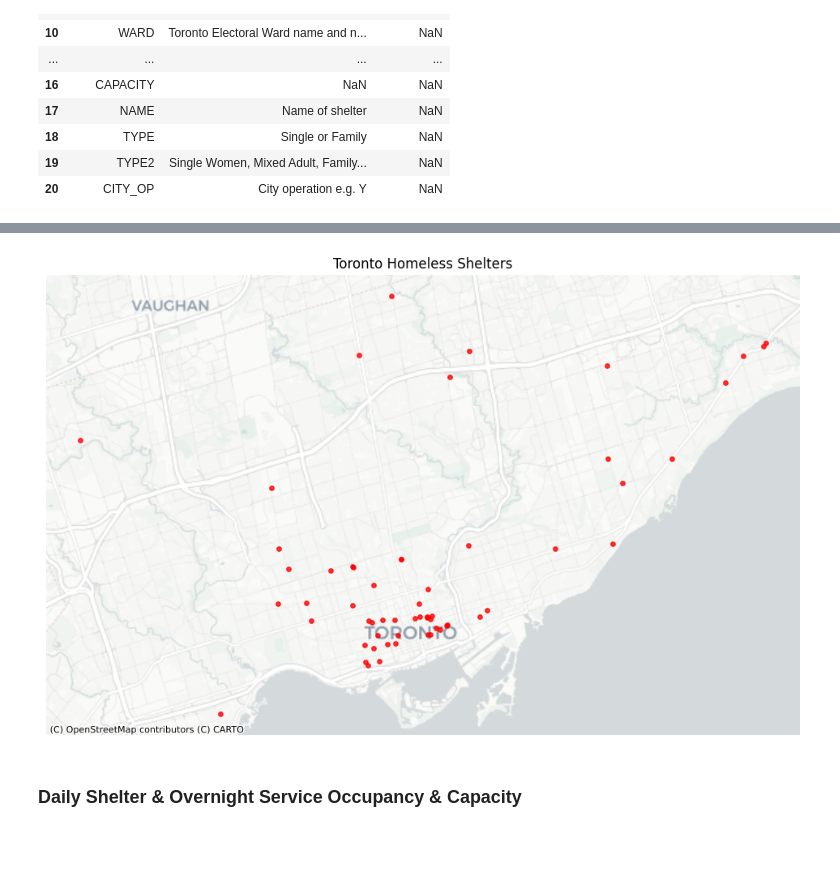
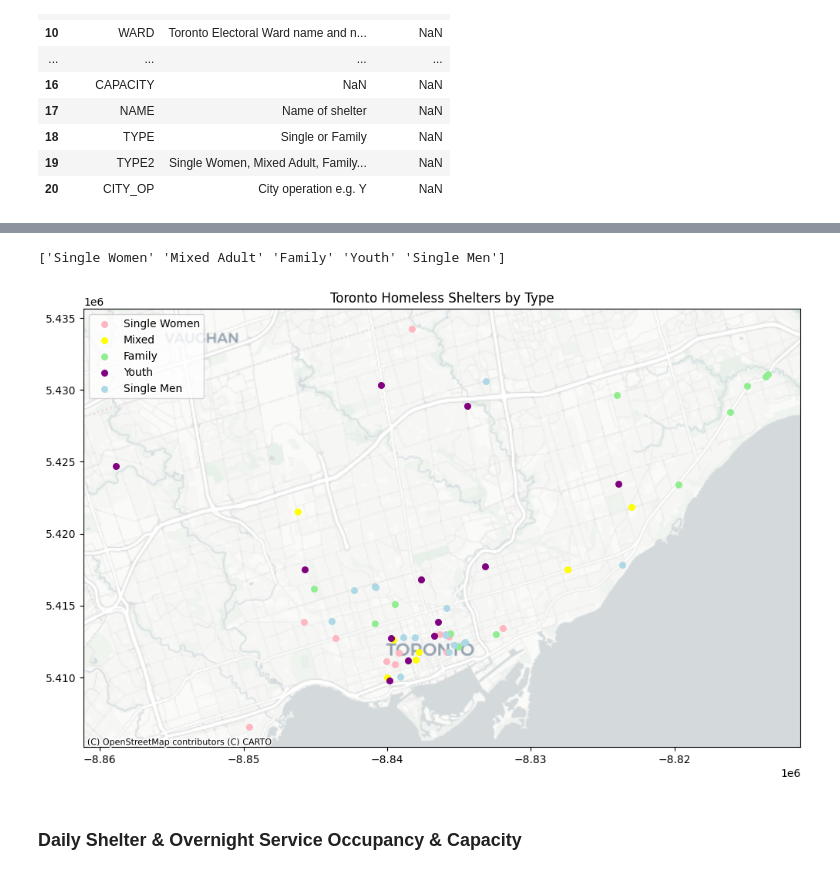
Before and after one commit to zaherarman/toronto-shelter-optimization-framework, a Jupyter notebook: notebooks/1.0-exploratory-data-analysis.ipynb, the cells around one changed output, grey strips where cells are left out. Drawn from its saved outputs; the diff is of its cells as text; code cells hidden in the pictures; blank space fills up the shorter version.

```diff
--- a/notebooks/1.0-exploratory-data-analysis.ipynb
+++ b/notebooks/1.0-exploratory-data-analysis.ipynb
@@ -142,15 +141,43 @@ dtype: int64
 # %%
 import contextily as cx
 
 shelters_webmer = shelter_locations_df.to_crs(epsg=3857)
 
-ax = shelters_webmer.plot(figsize=(12, 10), color='red', markersize=15, alpha=0.8)
-cx.add_basemap(ax, source=cx.providers.CartoDB.Positron)
-plt.title("Toronto Homeless Shelters")
-plt.axis("off")
+print(shelter_locations_df["TYPE2"].unique())
+
+shelter_locations_single_wom = shelters_webmer[
+    shelter_locations_df["TYPE2"] == "Single Women"
+]
+shelter_locations_mixed = shelters_webmer[
+    shelter_locations_df["TYPE2"] == "Mixed Adult"
+]
+shelter_locations_family = shelters_webmer[shelter_locations_df["TYPE2"] == "Family"]
+shelter_locations_youth = shelters_webmer[shelter_locations_df["TYPE2"] == "Youth"]
+shelter_locations_single_men = shelters_webmer[
+    shelter_locations_df["TYPE2"] == "Single Men"
+]
+
+fig, ax = plt.subplots(figsize=(12, 10))
+
+shelter_locations_single_wom.plot(
+    ax=ax, color="lightpink", markersize=30, label="Single Women"
+)
+shelter_locations_mixed.plot(ax=ax, color="yellow", markersize=30, label="Mixed")
+shelter_locations_family.plot(ax=ax, color="lightgreen", markersize=30, label="Family")
+shelter_locations_youth.plot(ax=ax, color="purple", markersize=30, label="Youth")
+shelter_locations_single_men.plot(
+    ax=ax, color="lightblue", markersize=30, label="Single Men"
+)
+
+cx.add_basemap(ax=ax, source=cx.providers.CartoDB.Positron)
+
+plt.title("Toronto Homeless Shelters by Type")
+#plt.axis("off")
+plt.legend()
 plt.show()
 # %% [output]
+['Single Women' 'Mixed Adult' 'Family' 'Youth' 'Single Men']
-[figure, old version]
+[figure, new version]
 # %% [markdown]
 ### Daily Shelter & Overnight Service Occupancy & Capacity
 # %%
```
Also changed, not shown: parts of 9 cells of this notebook.
